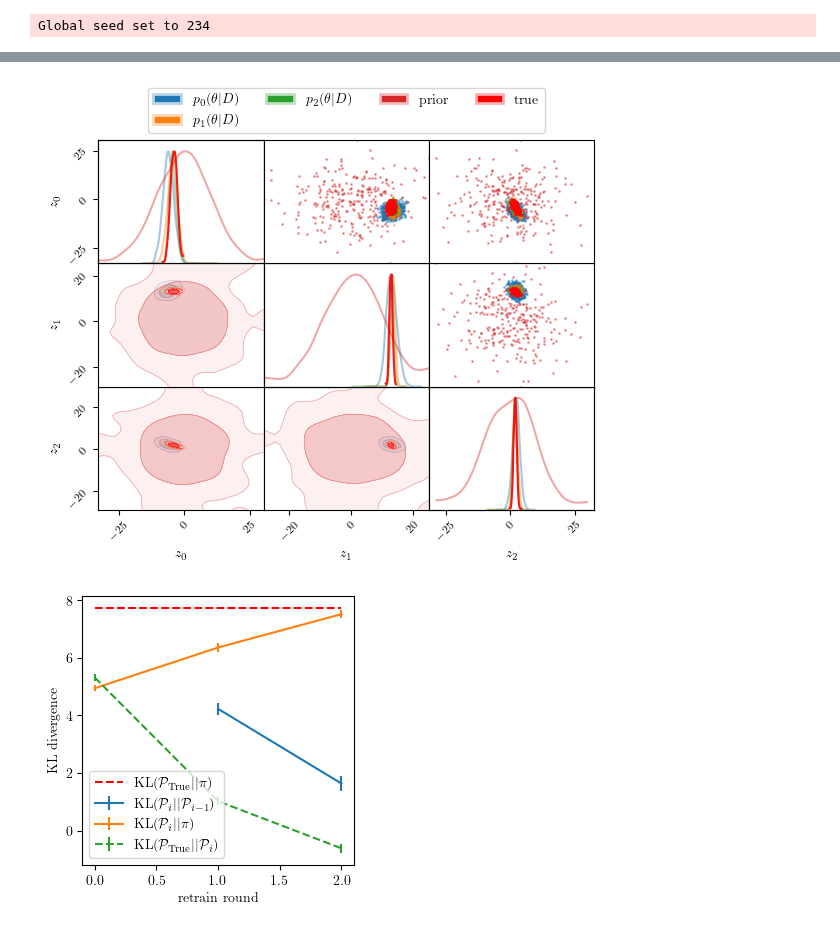
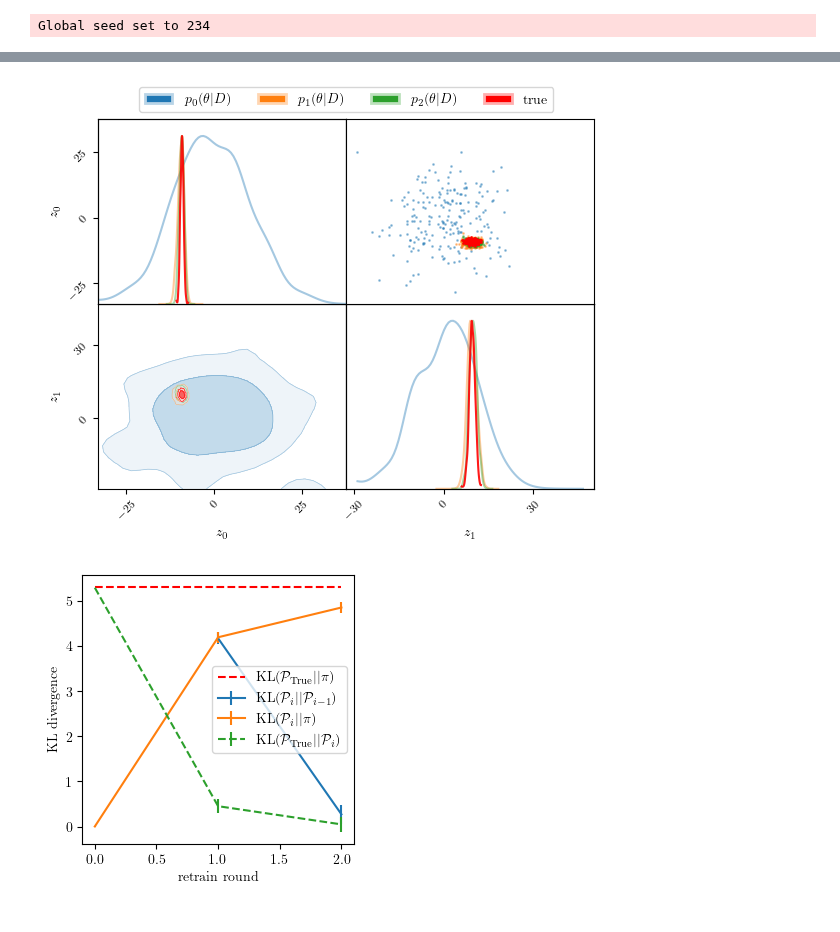
Before and after one commit to kilian1103/PolySwyft, a Jupyter notebook: main.ipynb, the cells around one changed output, grey strips where cells are left out. Cells and saved outputs as stored; diff of their text form; code cells hidden in the pictures.

```diff
--- a/main.ipynb
+++ b/main.ipynb
@@ -58,9 +58,10 @@ logger.info('Started')
 Global seed set to 234
 # %%
 #### instantiate swyft simulator
-polyswyftSettings.num_features = 3
-polyswyftSettings.num_features_dataset = 5
+polyswyftSettings.num_features = 2
+polyswyftSettings.num_features_dataset = 4
 polyswyftSettings.NRE_num_retrain_rounds = 2
+polyswyftSettings.NRE_start_from_round = 0
 polyswyftSettings.n_training_samples = 1000
 d = polyswyftSettings.num_features_dataset
 n = polyswyftSettings.num_features
@@ -99,11 +100,11 @@ params_labels = {i: rf"${polyswyftSettings.targetKey}_{i}$" for i in range(polys
 mcmc_true = MCMCSamples(
     data=posterior, weights=weights.squeeze(), labels=params_labels)
 # %%
-#### instantiate swyft network
-network = Network(polyswyftSettings=polyswyftSettings, obs=obs)
-
 #### create helper function for polyswyft cycle
 def create_callbacks() -> list:
+    """
+    Callbacks for the pytorch lightning trainer
+    """
     early_stopping_callback = EarlyStopping(monitor='val_loss', min_delta=0.,
                                             patience=polyswyftSettings.early_stopping_patience, mode='min')
     lr_monitor = LearningRateMonitor(logging_interval='step')
@@ -112,10 +113,18 @@ def create_callbacks() -> list:
     return [early_stopping_callback, lr_monitor, checkpoint_callback]
 
 def lr_round_scheduler(rd: int)-> float:
-    lr = polyswyftSettings.learning_rate_init * (polyswyftSettings.learning_rate_decay ** (polyswyftSettings.early_stopping_patience*rd))
+    """
+    learning rate decay between rounds (optional).
+    """
+    lr = polyswyftSettings.learning_rate_init * (polyswyftSettings.learning_rate_decay*(polyswyftSettings.early_stopping_patience*rd))
     return lr
 
 def deadpoints_processing(deadpoints: anesthetic.NestedSamples)->anesthetic.NestedSamples:
+    """
+    deadpoints post processing (optional)
+    :param deadpoints:
+    :return: deadpoints
+    """
     return deadpoints
 # %%
  #### set up polychord settings
@@ -143,7 +152,11 @@ if not polyswyftSettings.only_plot_mode:
             root = f"{polyswyftSettings.root}/{polyswyftSettings.child_root}_{rd-1}"
             deadpoints = anesthetic.read_chains(root=f"{root}/{polyset.file_root}")
             deadpoints_samples = deadpoints.iloc[:, :polyswyftSettings.num_features].to_numpy()
+            network = Network(polyswyftSettings=polyswyftSettings, obs=obs)
             network.load_state_dict(torch.load(f"{root}/{polyswyftSettings.neural_network_file}"))
+            root_storage[rd-1] = root
+            network_storage[previous_key] = network
+            samples_storage[previous_key] = deadpoints
 
         ### update root
         root = f"{polyswyftSettings.root}/{polyswyftSettings.child_root}_{rd}"
@@ -160,7 +173,11 @@ if not polyswyftSettings.only_plot_mode:
                                  **polyswyftSettings.dm_kwargs)
 
         ###prepare network
+        #### instantiate swyft network
         network = Network(polyswyftSettings=polyswyftSettings, obs=obs)
+        if rd > 0:
+            prev_root = root_storage[rd-1]
+            network.load_state_dict(torch.load(f"{prev_root}/{polyswyftSettings.neural_network_file}"))
         learning_rate = lr_round_scheduler(rd) #adjust learning rate between round (optional)
         network.optimizer_init.optim_args = dict(lr=learning_rate)
         ####set network to train mode
@@ -185,8 +202,6 @@ if not polyswyftSettings.only_plot_mode:
 
         comm_gen.Barrier()
         #### prepare network for polychord
-        network.load_state_dict(torch.load(f"{root}/{polyswyftSettings.neural_network_file}"))
-        network.double()
         network.eval()
 
         # run polychord
@@ -343,8 +358,8 @@ if rank_gen == 0:
                            kinds=kinds)
 
         ### plot prior
-        prior = samples.prior()
-        prior.plot_2d(axes=axes, alpha=0.4, label="prior", kinds=kinds)
+        #prior = samples.prior()
+        #prior.plot_2d(axes=axes, alpha=0.4, label="prior", kinds=kinds)
 
         if mcmc_true is not None:
             mcmc_true.plot_2d(axes=axes, alpha=0.9, label="true", color="red",
@@ -407,32 +422,32 @@ if rank_gen == 0:
         plt.errorbar(x=[i for i in range(1, polyswyftSettings.NRE_num_retrain_rounds + 1)],
                      y=[dkl_storage[i][0] for i in range(1, polyswyftSettings.NRE_num_retrain_rounds + 1)],
                      yerr=[dkl_storage[i][1] for i in range(1, polyswyftSettings.NRE_num_retrain_rounds + 1)],
                      label=r"$\mathrm{KL} (\mathcal{P}_i||\mathcal{P}_{i-1})$")
         ### plot KL(P_i||pi)
         plt.errorbar(x=[i for i in range(0, polyswyftSettings.NRE_num_retrain_rounds + 1)],
                      y=[dkl_compression_storage[i][0] for i in range(0, polyswyftSettings.NRE_num_retrain_rounds + 1)],
                      yerr=[dkl_compression_storage[i][1] for i in range(0, polyswyftSettings.NRE_num_retrain_rounds + 1)],
                      label=r"$\mathrm{KL}(\mathcal{P}_i||\pi)$")
 
         if mcmc_true is not None and polyswyftSettings.model is not None:
             ### plot KL(P_true||P_i)
             plt.errorbar(x=[i for i in range(0, polyswyftSettings.NRE_num_retrain_rounds + 1)],
                          y=[dkl_storage_true[i][0] for i in range(0, polyswyftSettings.NRE_num_retrain_rounds + 1)],
                          yerr=[dkl_storage_true[i][1] for i in range(0, polyswyftSettings.NRE_num_retrain_rounds + 1)],
                          label=r"$\mathrm{KL}(\mathcal{P}_{\mathrm{True}}||\mathcal{P}_i)$", linestyle="--")
             ### plot KL(P_true||pi)
             logpi = polyswyftSettings.model.prior().logpdf(posterior)
             logP = polyswyftSettings.model.posterior(obs[polyswyftSettings.obsKey].squeeze()).logpdf(posterior)
             dkl_compression_truth = 1/logP.shape[0]*((logP - logpi).sum())
             plt.hlines(y=dkl_compression_truth, xmin=0, xmax=polyswyftSettings.NRE_num_retrain_rounds, color="red",
                        label=r"$\mathrm{KL}(\mathcal{P}_{\mathrm{True}}||\pi)$",linestyle="--")
 
         plt.legend()
         plt.xlabel("retrain round")
         plt.ylabel("KL divergence")
         plt.savefig(f"{polyswyftSettings.root}/kl_divergence.pdf", dpi=300, bbox_inches='tight')
         plt.show()
         plt.close()
 # %% [output]
-[figure, old version]
+[figure, new version]
-[figure, old version]
+[figure, new version]
```
Also changed, not shown: parts of 1 cell of this notebook, 1 other file.
